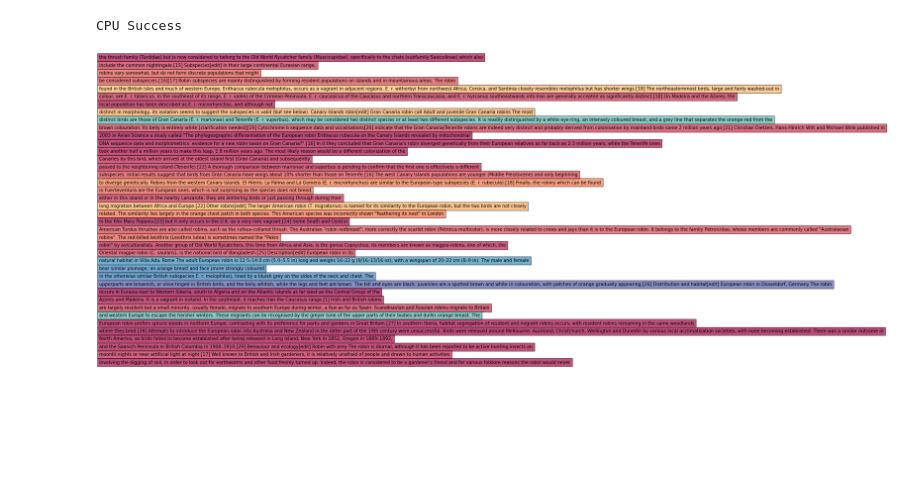
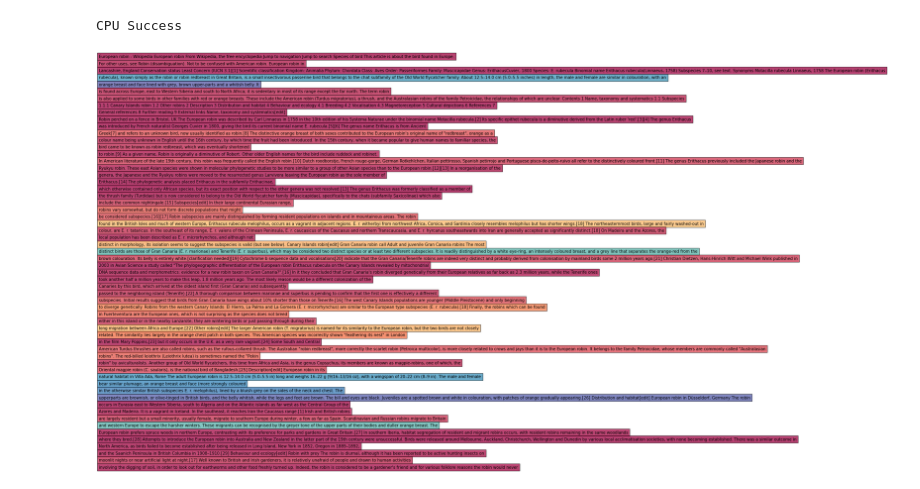
Before and after one commit to RobertvdV/GRS82000_eTaxonomist, a Jupyter notebook: notebooks/Webcrawler.ipynb, the cells around one changed output. Cells and saved outputs as stored; diff of their text form; code cells hidden in the pictures.

```diff
--- a/notebooks/Webcrawler.ipynb
+++ b/notebooks/Webcrawler.ipynb
@@ -95,12 +95,12 @@ def highlight_text(sentences, predictions, save=False):
     for count, (sent, pred) in enumerate(zip(sentences, predictions)):
         # Set axis with correct color and align right
         ax.text(0.0, y_axis_start, sent, ha='left',
-                bbox={'facecolor': cmap(pred), 'alpha': 0.7, 'pad': 4})
+                bbox={'facecolor': cmap(pred), 'alpha': 0.75, 'pad': 4})
 
         # Update axis start
         y_axis_start -= .2
 # %%
-highlight_text(robintext_splitted[20:60], robin_truthlabels[20:60])
+highlight_text(robintext_splitted[0:60], robin_truthlabels[0:60])
 # %% [output]
-[figure, old version]
+[figure, new version]
 # %%
```
Also changed, not shown: parts of 3 cells of this notebook.
